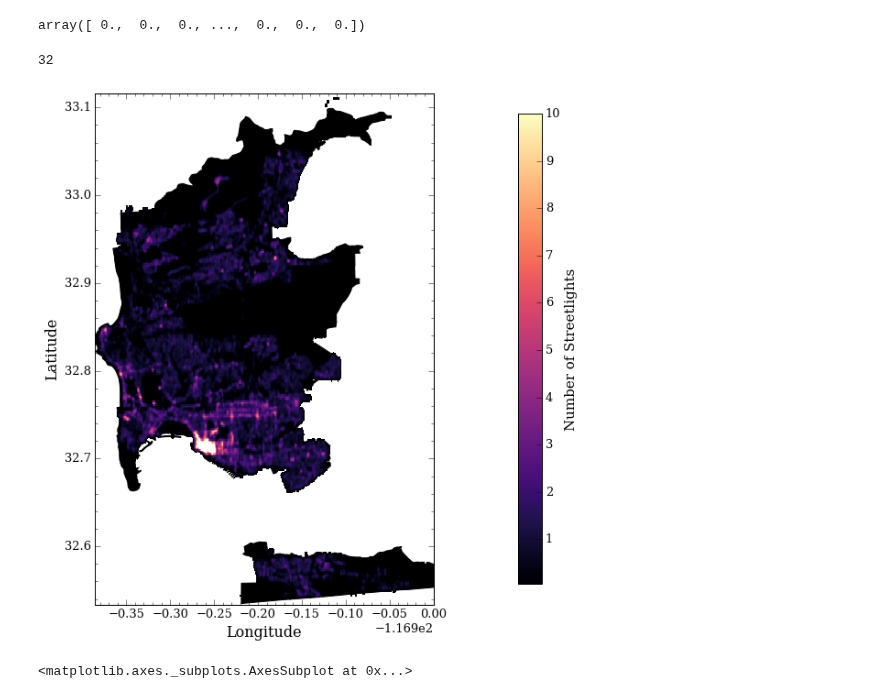
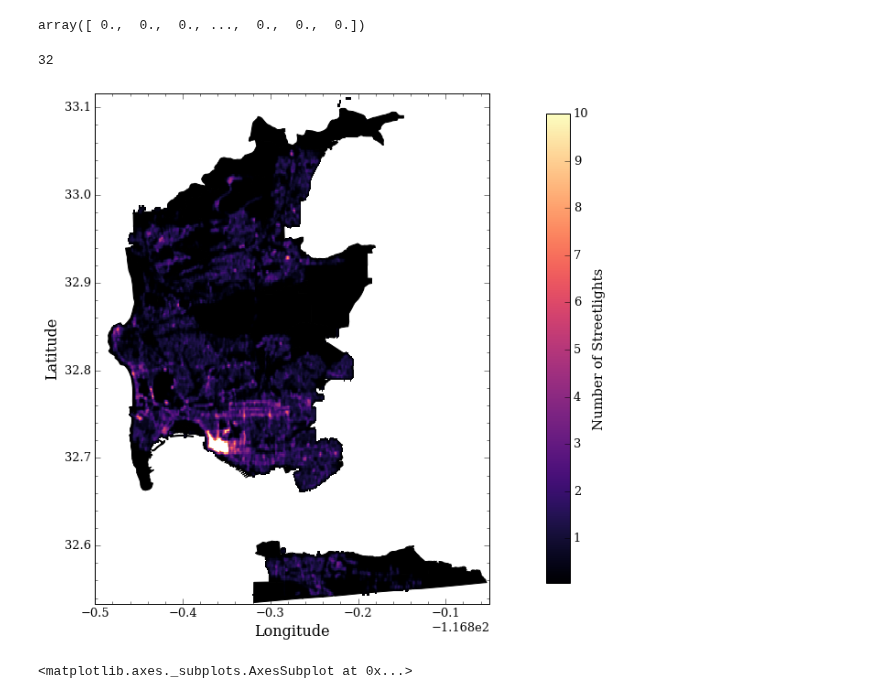
Before and after one commit to katiesch/insight2016, a Jupyter notebook: streetlight_density.ipynb, the cells around one changed output. Saved outputs shown, nothing was run; the diff lists cells and outputs as text; code cells hidden in the pictures.

```diff
--- a/streetlight_density.ipynb
+++ b/streetlight_density.ipynb
@@ -197,35 +197,35 @@ patches = []
 for i in range(32,33):
     print i
     temp = pd.DataFrame(mc_shapes[i].points)
     lon, lat = p1(np.array(temp.loc[0:33632, 0]), np.array(temp.loc[0:33632, 1]), inverse=True)
     poly = plt.Polygon(np.transpose([lon,lat]), fc='none', ec='b', alpha=1.0, lw=3.0, zorder=3)
     patches.append(poly)
     #plt.gca().add_patch(poly)
 
 
 plt.axis('scaled')
 plt.minorticks_on()
 
 
 plt.xlabel('Longitude', fontsize=16)
 plt.ylabel('Latitude', fontsize=16)
 plt.ylim(32.533541,33.116178)
 #plt.ylim(32.70,32.72)
 
-plt.xlim(-117.285629,-116.9)
+plt.xlim(-117.3,-116.85)
 #plt.xlim(-117.2,-117.1)
 #plt.ylim(32.533541,33.116178)
 #plt.xlim(-117.285629,-116.9)
 
 
 #plt.axis("off")
 #plt.show()
 
 plt.savefig('output_figures/streetlights_map_smoothed.png', bbox_inches='tight')
 #mpld3.display()
 # %% [output]
 32
-[figure, old version]
+[figure, new version]
 # %%
 import seaborn as sns
 # %%
```
